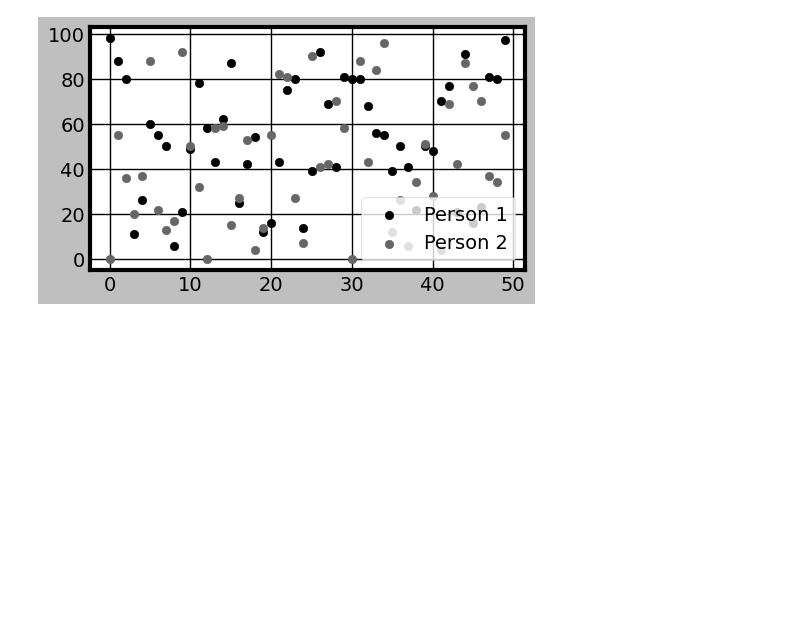
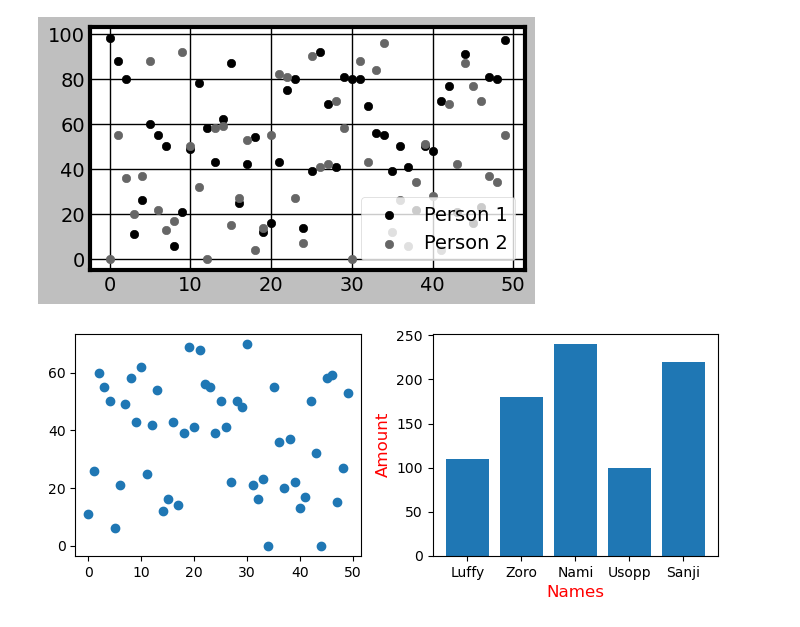
Before and after one commit to madeleineyu/visualization, a Jupyter notebook: lecture_notes.ipynb, the cells around one changed output. Saved outputs shown, nothing was run; the diff lists cells and outputs as text; code cells hidden in the pictures; blank space fills up the shorter version.

```diff
--- a/lecture_notes.ipynb
+++ b/lecture_notes.ipynb
@@ -348,3 +348,27 @@ ax.legend(loc = 'lower right')
 # %% [output]
 <matplotlib.legend.Legend at 0x...>
 [figure]
+# %%
+#May 1, 2025: subplots and combining visualizations
+
+np.random.seed(613)
+x1 = np.arange(50)
+y1 = np.random.randint(0, 75, 50)
+x2 = np.array(["Luffy", "Zoro", "Nami", "Usopp", "Sanji"])
+y2 = np.array([110, 180, 240, 99, 220])
+# %%
+#introducing subplots
+#plot two plots next to each other (need to define multiple axes and their relative positions)
+plt.style.use('default')
+font1 = {'family':'sans-serif', 'color': 'red', 'size': 12}
+
+fig, (ax1, ax2) = plt.subplots(ncols = 2, nrows = 1, figsize = (7, 3))
+
+ax1.scatter(x1, y1)
+ax2.bar(x2, y2)
+
+ax2.set_ylabel('Amount', fontdict= font1)
+ax2.set_xlabel('Names', fontdict= font1)
+fig.tight_layout()
+# %% [output]
+[figure, added]
```
Also changed, not shown: parts of 6 cells of this notebook.
